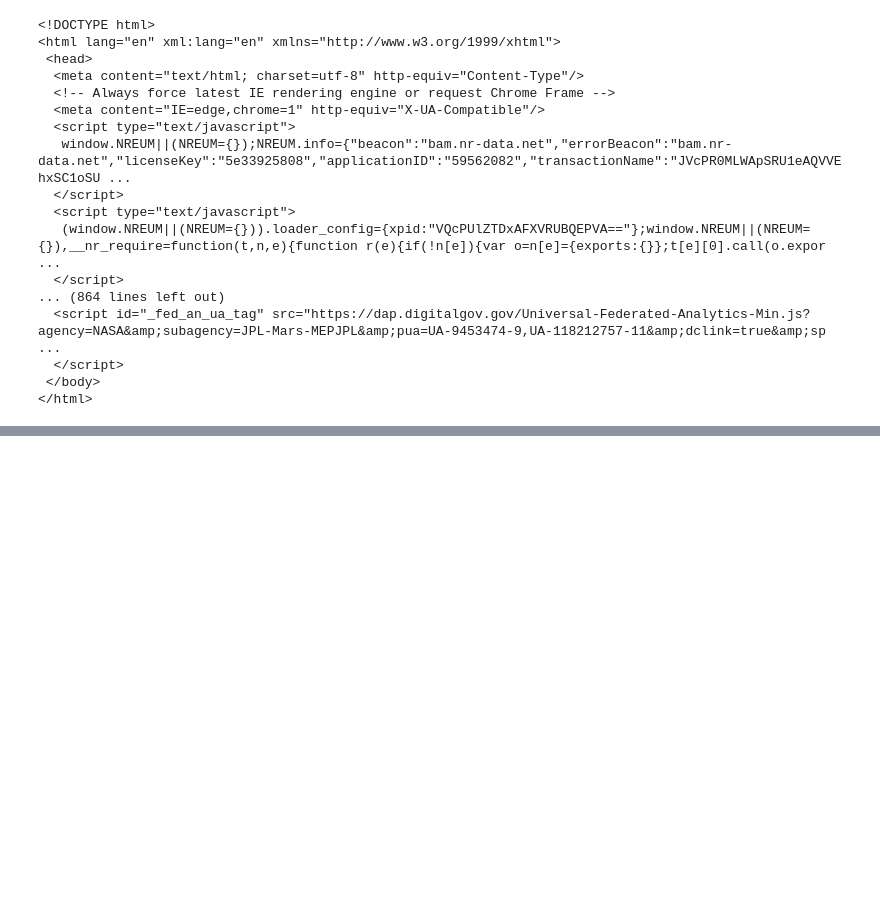
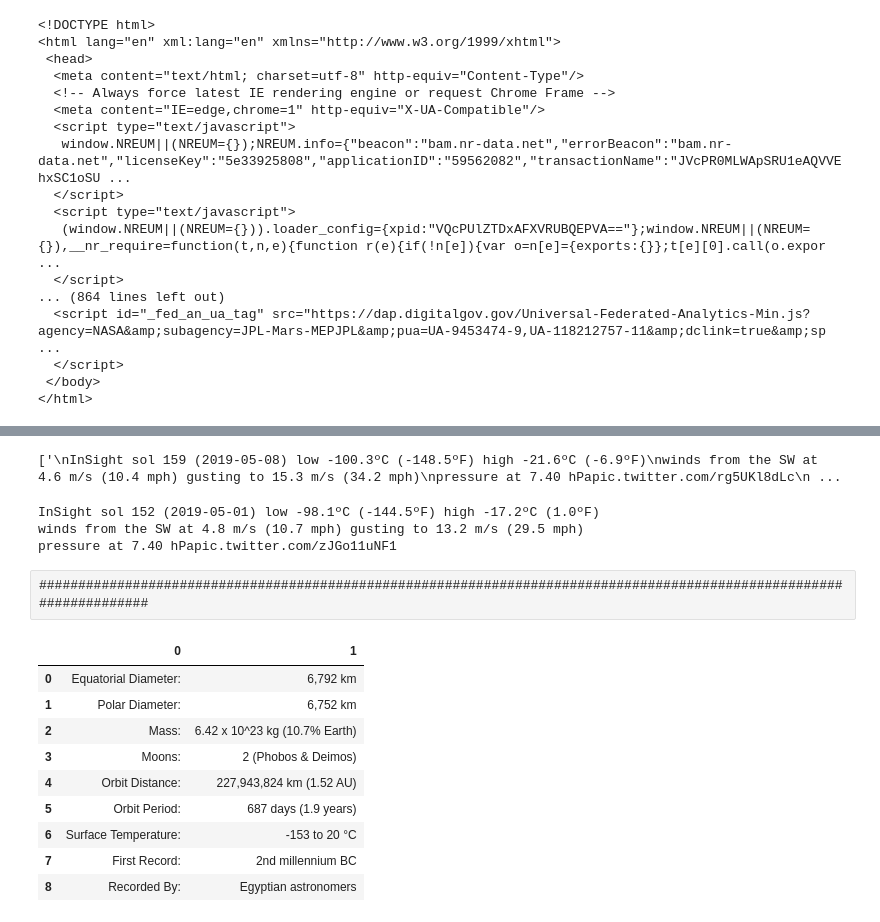
Before and after one commit to kevinmholbrook/Mission-To-Mars_Web-Scraping-Assignment, a Jupyter notebook: Mission To Mars - WebScraping Project.ipynb, the cells around one changed output, grey strips where cells are left out. Drawn from its saved outputs; the diff is of its cells as text; code cells hidden in the pictures; blank space fills up the shorter version.

```diff
--- a/Mission To Mars - WebScraping Project.ipynb
+++ b/Mission To Mars - WebScraping Project.ipynb
@@ -127,0 +215,35 @@ soup = bs(response.text, "html.parser")
+# %%
+# Drill down to get info from "tweets"
+weather=[]
+for content in contents:
+    tweet = content.find("div",class_="js-tweet-text-container").text
+    weather.append(tweet)
+print(weather)
+# %% [output]
+['\nInSight sol 159 (2019-05-08) low -100.3ºC (-148.5ºF) high -21.6ºC (-6.9ºF)\nwinds from the SW at 4.6 m/s (10.4 mph) gusting to 15.3 m/s (34.2 mph)\npressure at 7.40 hPapic.twitter.com/rg5UKl8dLc\n ...
+# %%
+#Pick #8
+weather_mars = weather[8]
+print(weather_mars)
+# %% [output]
+InSight sol 152 (2019-05-01) low -98.1ºC (-144.5ºF) high -17.2ºC (1.0ºF)
+winds from the SW at 4.8 m/s (10.7 mph) gusting to 13.2 m/s (29.5 mph)
+pressure at 7.40 hPapic.twitter.com/zJGo11uNF1
+# %% [raw]
+#####################################################################################################################
+# %%
+#MARS FACTS
+mars_facts_url = "https://space-facts.com/mars/"
+chart = pd.read_html(mars_facts_url)
+chart[0]
+# %% [output]
+|  | 0 | 1 |
+| 0 | Equatorial Diameter: | 6,792 km |
+| 1 | Polar Diameter: | 6,752 km |
+| 2 | Mass: | 6.42 x 10^23 kg (10.7% Earth) |
+| 3 | Moons: | 2 (Phobos & Deimos) |
+| 4 | Orbit Distance: | 227,943,824 km (1.52 AU) |
+| 5 | Orbit Period: | 687 days (1.9 years) |
+| 6 | Surface Temperature: | -153 to 20 °C |
+| 7 | First Record: | 2nd millennium BC |
+| 8 | Recorded By: | Egyptian astronomers |
```
Also changed, not shown: parts of 16 cells of this notebook.
